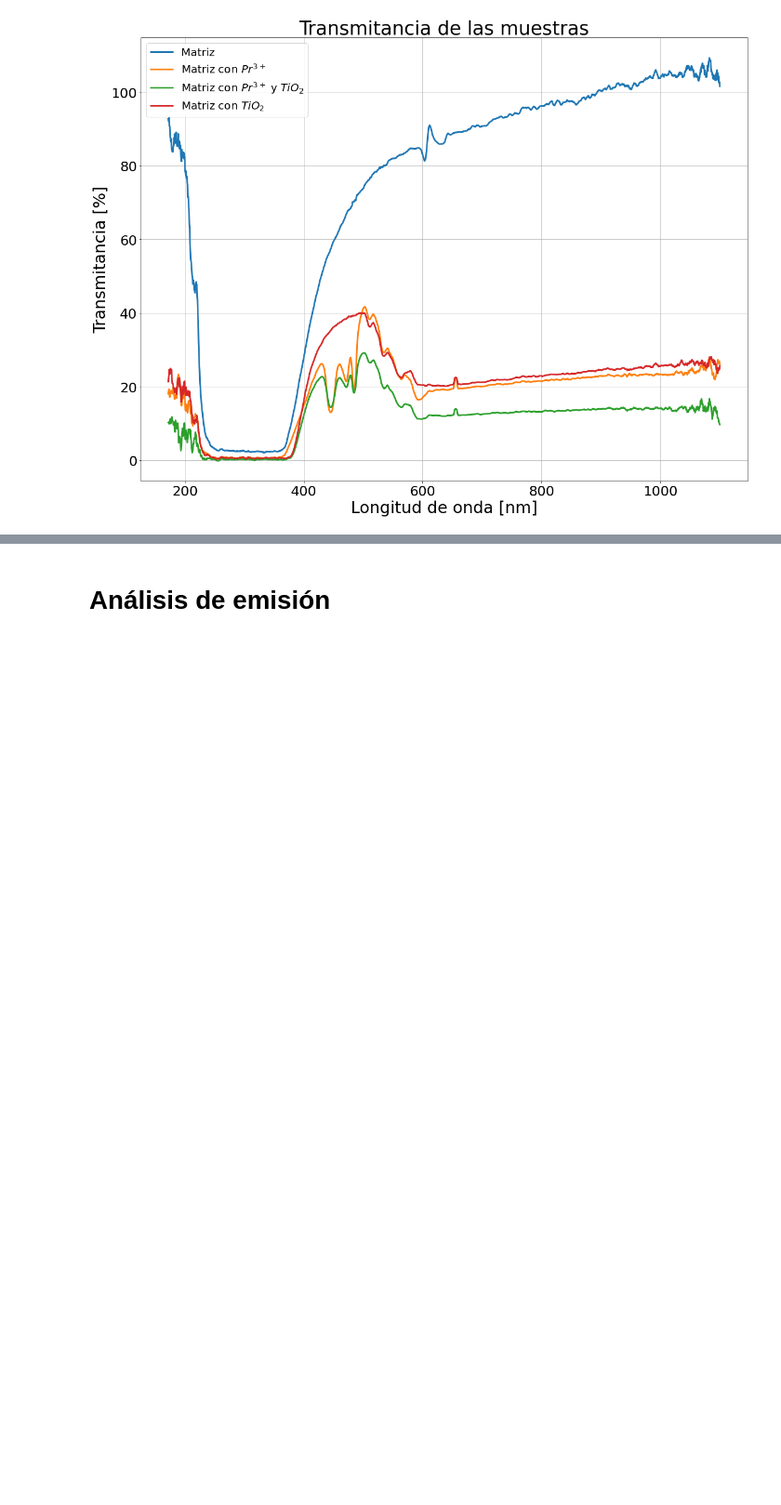
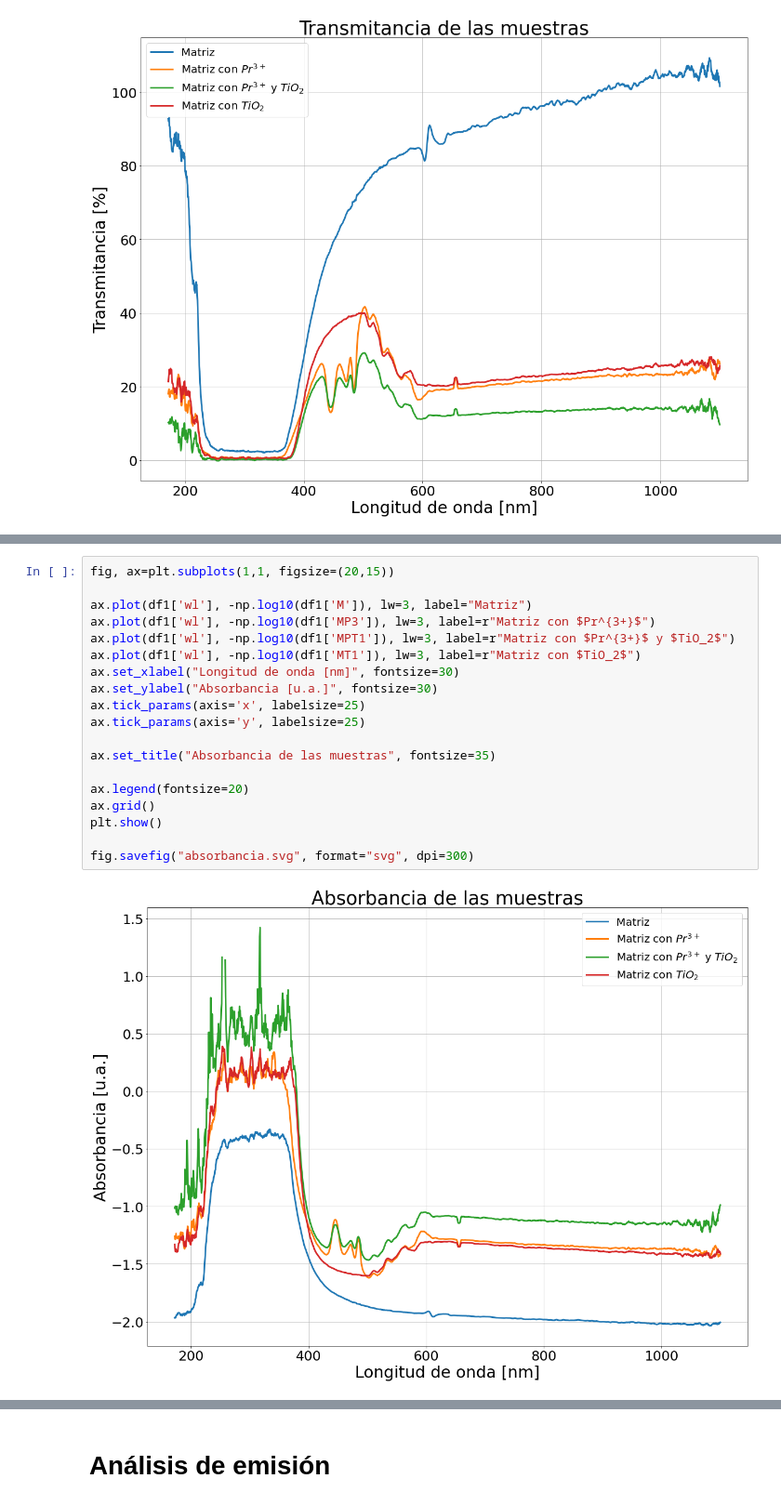
Before and after one commit to juanF9910/Rare_earths, a Jupyter notebook: absor.ipynb, the cells around one changed output, grey strips where cells are left out. Shown at 93% size. Drawn from its saved outputs; the diff is of its cells as text; blank space fills up the shorter version.

```diff
--- a/absor.ipynb
+++ b/absor.ipynb
@@ -178,0 +203,21 @@ fig.savefig("transmitancia.svg", format="svg", dpi=300)
+# %%
+fig, ax=plt.subplots(1,1, figsize=(20,15))
+
+ax.plot(df1['wl'], -np.log10(df1['M']), lw=3, label="Matriz")
+ax.plot(df1['wl'], -np.log10(df1['MP3']), lw=3, label=r"Matriz con $Pr^{3+}$")
+ax.plot(df1['wl'], -np.log10(df1['MPT1']), lw=3, label=r"Matriz con $Pr^{3+}$ y $TiO_2$")
+ax.plot(df1['wl'], -np.log10(df1['MT1']), lw=3, label=r"Matriz con $TiO_2$")
+ax.set_xlabel("Longitud de onda [nm]", fontsize=30)
+ax.set_ylabel("Absorbancia [u.a.]", fontsize=30)
+ax.tick_params(axis='x', labelsize=25)
+ax.tick_params(axis='y', labelsize=25)
+
+ax.set_title("Absorbancia de las muestras", fontsize=35)
+
+ax.legend(fontsize=20)
+ax.grid()
+plt.show()
+
+fig.savefig("absorbancia.svg", format="svg", dpi=300)
+# %% [output]
+[figure, added]
```
Also changed, not shown: parts of 7 cells of this notebook, 2 other files.
